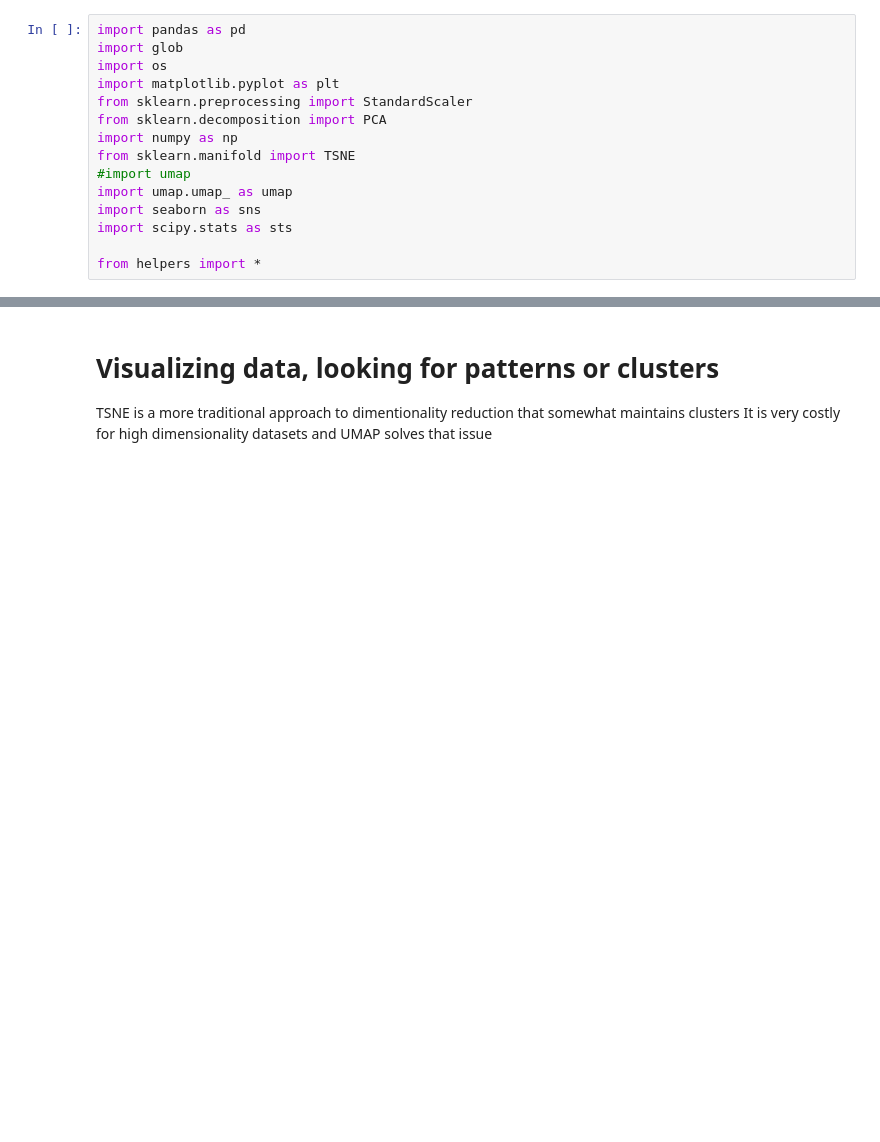
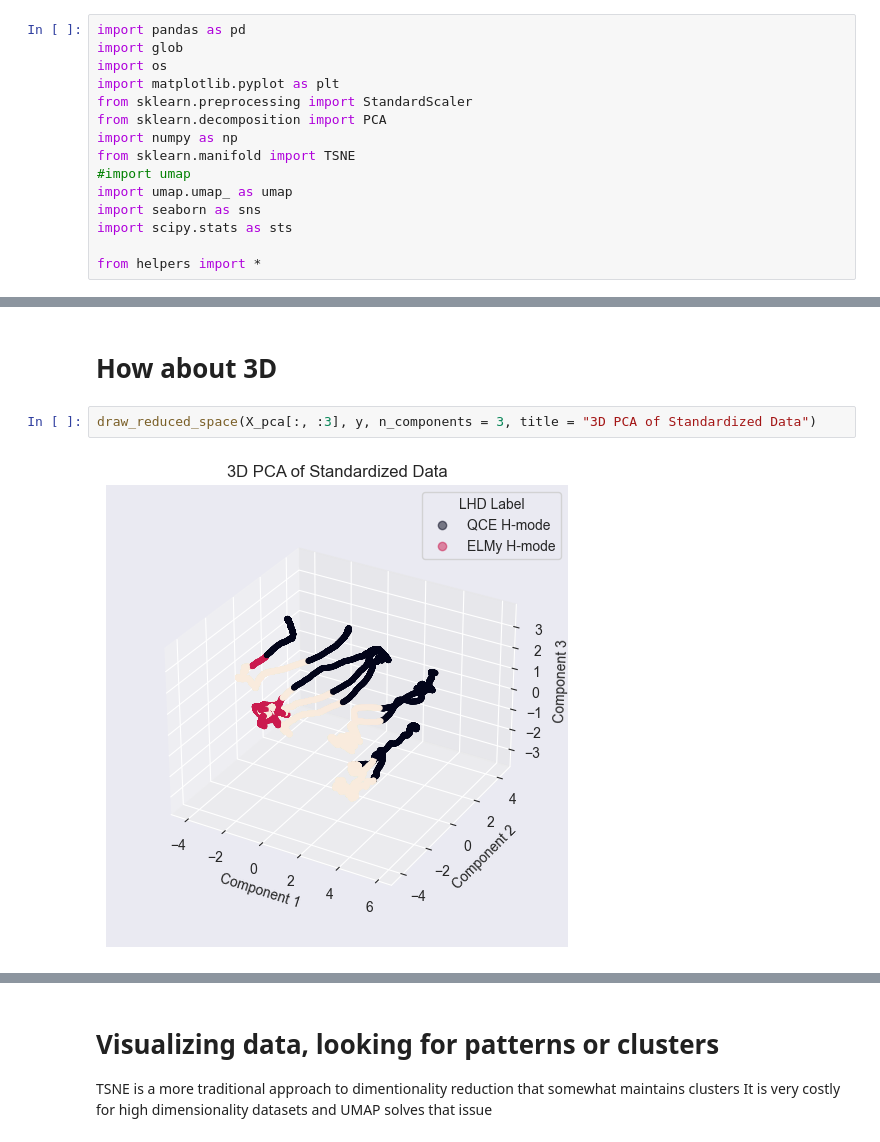
Before and after one commit to Captcha-ML/tokamak-unsupervised, a Jupyter notebook: third_analysis.ipynb, the cells around one changed output, grey strips where cells are left out. Saved outputs shown, nothing was run; the diff lists cells and outputs as text; blank space fills up the shorter version.

```diff
--- a/third_analysis.ipynb
+++ b/third_analysis.ipynb
@@ -39,0 +251,6 @@ column_names
+# %% [markdown]
+# How about 3D
+# %%
+draw_reduced_space(X_pca[:, :3], y, n_components = 3, title = "3D PCA of Standardized Data")
+# %% [output]
+[figure, added]
```
Also changed, not shown: parts of 35 cells of this notebook.
